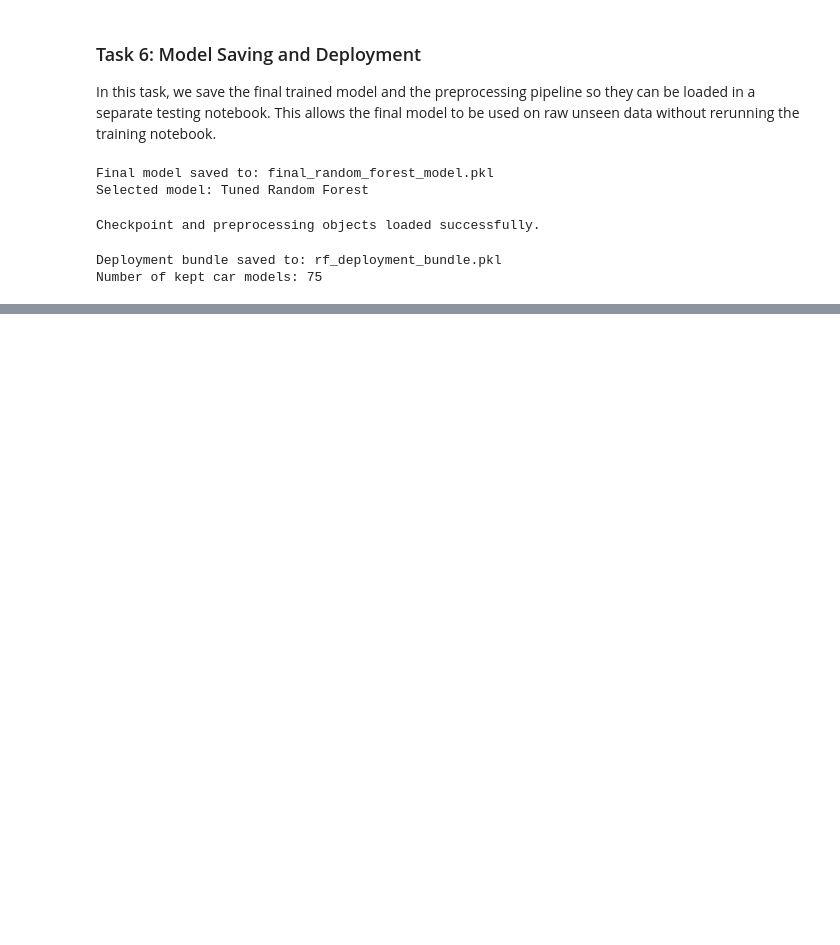
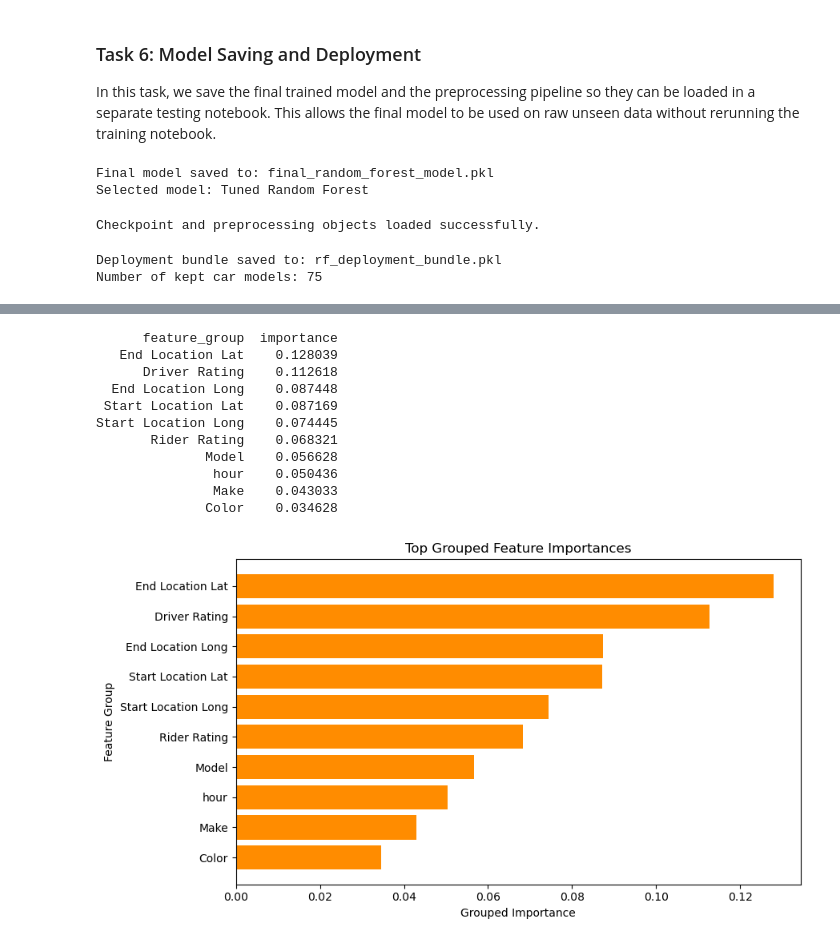
Before and after one commit to Abiali1210/DSAI_Project, a Jupyter notebook: COSC202_Project_notebook.ipynb, the cells around one changed output, grey strips where cells are left out. Drawn from its saved outputs; the diff is of its cells as text; code cells hidden in the pictures; blank space fills up the shorter version.

```diff
--- a/COSC202_Project_notebook.ipynb
+++ b/COSC202_Project_notebook.ipynb
@@ -2208,0 +2353,46 @@ Number of kept car models: 75
+# %%
+# Group one-hot encoded feature importances back to their original feature families
+feature_groups = []
+for feature in feature_importance_df['feature']:
+    if feature.startswith('Requested Car Category_'):
+        feature_groups.append('Requested Car Category')
+    elif feature.startswith('Color_'):
+        feature_groups.append('Color')
+    elif feature.startswith('Make_'):
+        feature_groups.append('Make')
+    elif feature.startswith('Model_'):
+        feature_groups.append('Model')
+    else:
+        feature_groups.append(feature)
+
+grouped_feature_importance_df = feature_importance_df.copy()
+grouped_feature_importance_df['feature_group'] = feature_groups
+grouped_feature_importance_df = (
+    grouped_feature_importance_df
+    .groupby('feature_group', as_index=False)['importance']
+    .sum()
+    .sort_values(by='importance', ascending=False)
+)
+
+print(grouped_feature_importance_df.head(10).to_string(index=False))
+
+plt.figure(figsize=(9, 5))
+plt.barh(grouped_feature_importance_df.head(10)['feature_group'][::-1], grouped_feature_importance_df.head(10)['importance'][::-1], color='darkorange')
+plt.title('Top Grouped Feature Importances')
+plt.xlabel('Grouped Importance')
+plt.ylabel('Feature Group')
+plt.tight_layout()
+plt.show()
+# %% [output]
+      feature_group  importance
+   End Location Lat    0.128039
+      Driver Rating    0.112618
+  End Location Long    0.087448
+ Start Location Lat    0.087169
+Start Location Long    0.074445
+       Rider Rating    0.068321
+              Model    0.056628
+               hour    0.050436
+               Make    0.043033
+              Color    0.034628
+[figure, added]
```
Also changed, not shown: parts of 18 cells of this notebook, 1 other file.
